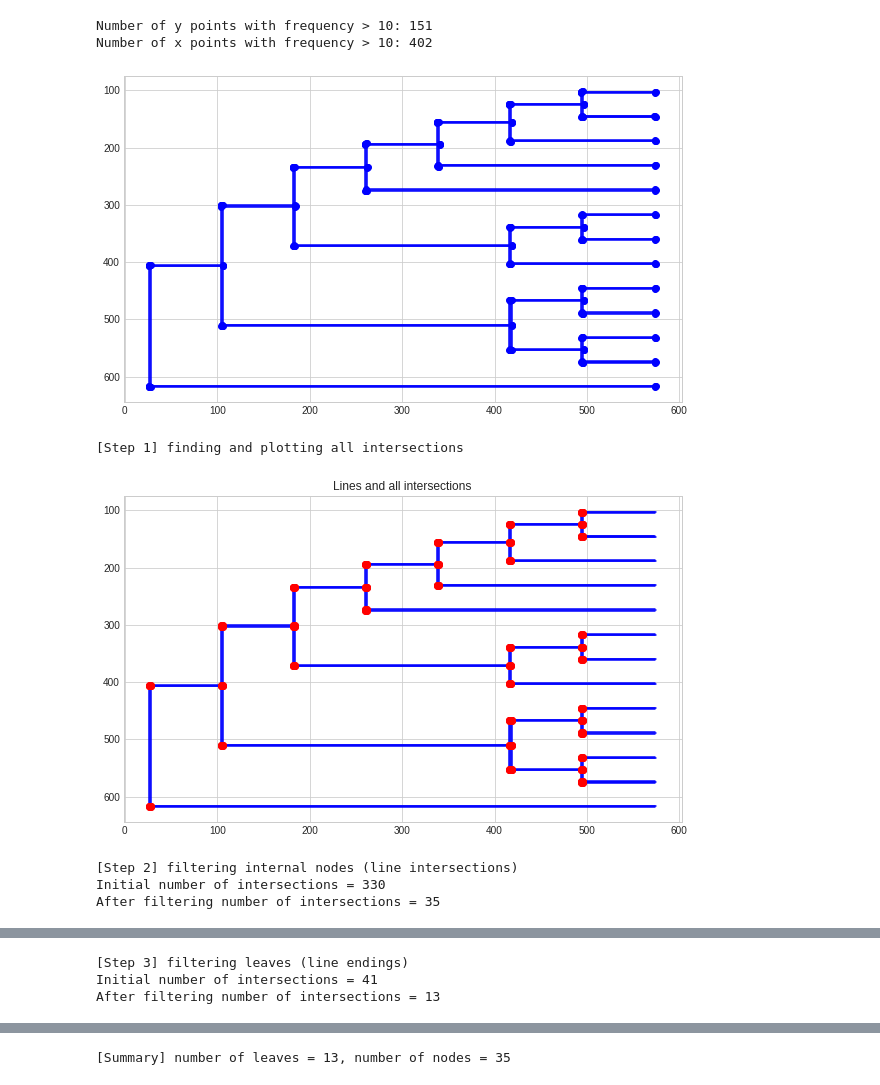
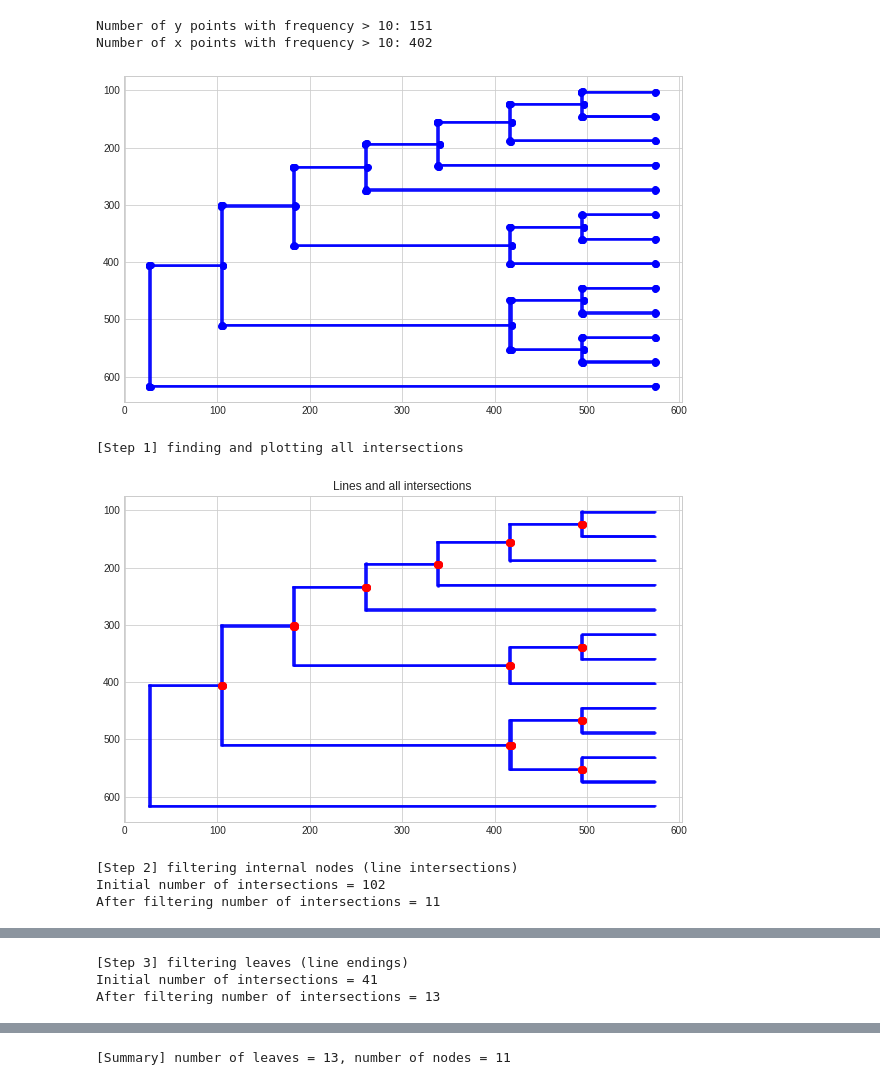
Before and after one commit to joannakraw/pdf_tree_converter, a Jupyter notebook: Notebooks/Array based line detection.ipynb, the cells around one changed output, grey strips where cells are left out. Saved outputs shown, nothing was run; the diff lists cells and outputs as text; code cells hidden in the pictures.

```diff
--- a/Notebooks/Array based line detection.ipynb
+++ b/Notebooks/Array based line detection.ipynb
@@ -68,13 +68,14 @@ After filtering number of intersections = 9
 # %%
 image = Image.Image('../test_data/asia_tree1.png')
 v_lines, h_lines, filtered_intersections, filtered_leaves = image.find_lines_intersections_leaves(legend=False,
-                                                                                                 orientation='horizontal')
+                                                                                                 orientation='horizontal',
+                                                                                                 intersection_threshold=6)
 # %% [output]
 Number of y points with frequency > 10: 151
 Number of x points with frequency > 10: 402
 [figure]
 [Step 1] finding and plotting all intersections
-[figure, old version]
+[figure, new version]
 [Step 2] filtering internal nodes (line intersections)
-Initial number of intersections = 330
-After filtering number of intersections = 35
+Initial number of intersections = 102
+After filtering number of intersections = 11
@@ -86 +87 @@ After filtering number of intersections = 13
-[Summary] number of leaves = 13, number of nodes = 35
+[Summary] number of leaves = 13, number of nodes = 11
```
Also changed, not shown: parts of 10 cells of this notebook, 1 other file.
